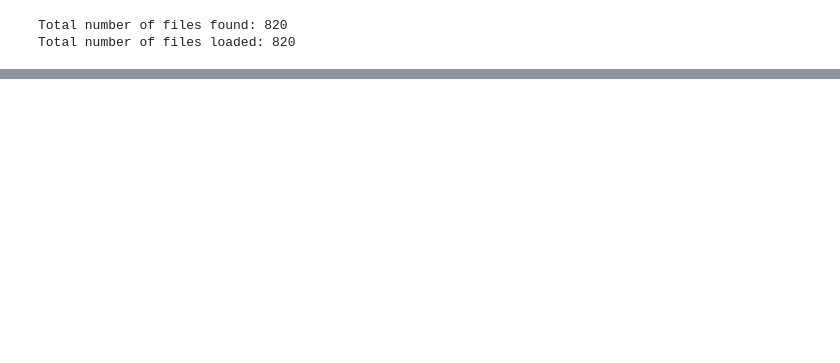
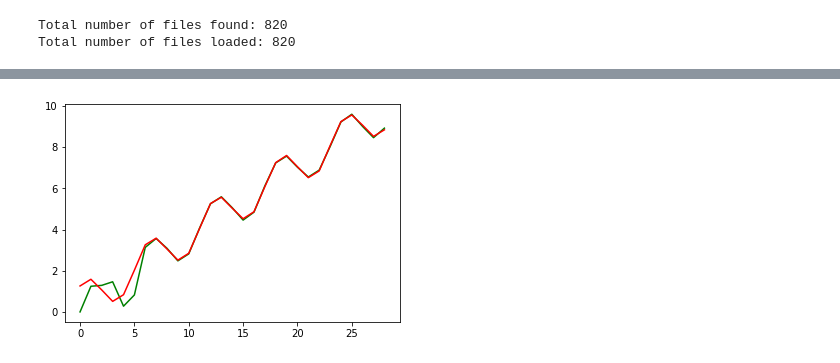
Before and after one commit to DylanYang7225/FMRI-Analysis, a Jupyter notebook: part0_Debug.ipynb, the cells around one changed output, grey strips where cells are left out. Cells and saved outputs as stored; diff of their text form; code cells hidden in the pictures; blank space fills up the shorter version.

```diff
--- a/part0_Debug.ipynb
+++ b/part0_Debug.ipynb
@@ -219,3 +159,18 @@ file_names
 file_name= 'ensemble_orders_and_weights_100307.mat'
 file = join(file_dir,file_name)
 sub_orders_and_weights = scipy.io.loadmat(file)['ensemble_orders_and_weights']
+# %%
+import math, random
+y = []
+for i in range(1,30):
+    y.append(math.sin(math.pi*i/3)+random.gauss(0.05,0.01)+i/3)
+# %%
+ARMA= SARIMAX(y,order=(7,0,0),enforce_invertibility=False).fit()
+# %%
+hat_y = ARMA.predict()
+# %%
+plt.plot(hat_y,color='g')
+plt.plot(y,color = 'red')
+plt.show()
+# %% [output]
+[figure, added]
```
Also changed, not shown: parts of 8 cells of this notebook, 3 other files.
